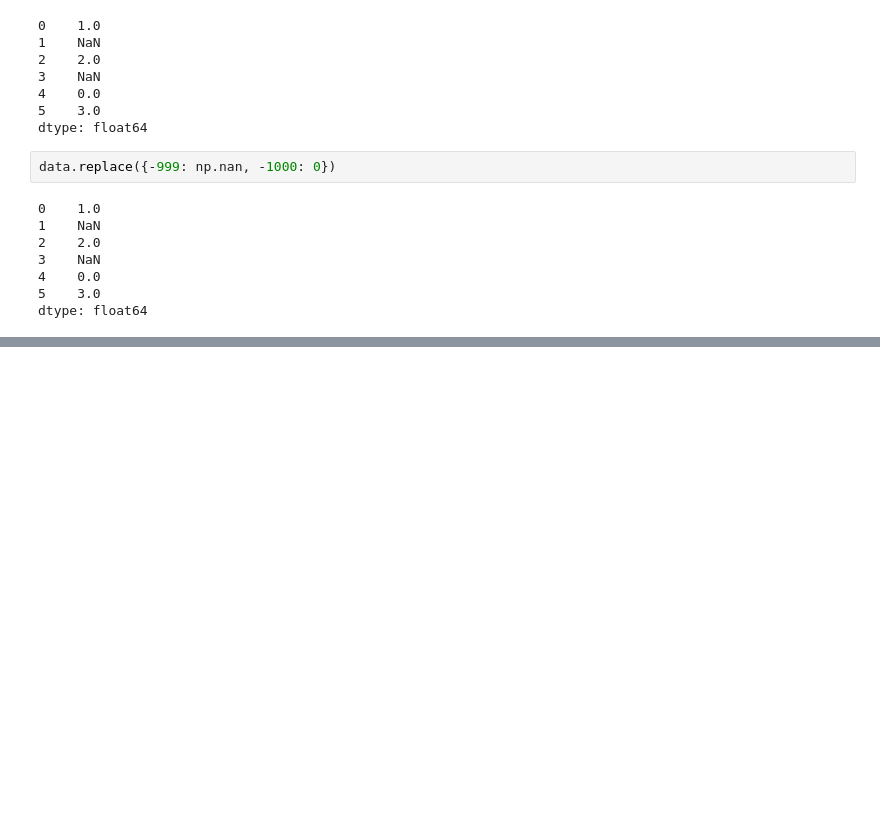
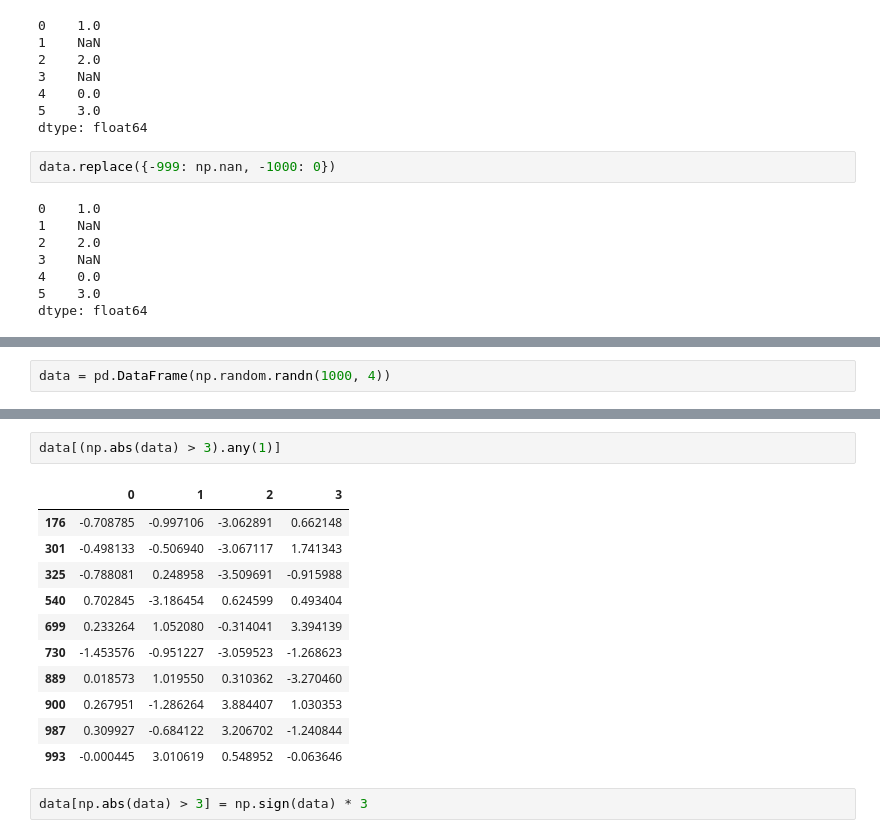
Before and after one commit to ZCW-Data1dot2/data-wrangling-pandas-amanda-wink, a Jupyter notebook: Chapter7WorkAlong.ipynb, the cells around one changed output, grey strips where cells are left out. Saved outputs shown, nothing was run; the diff lists cells and outputs as text; blank space fills up the shorter version.

```diff
--- a/Chapter7WorkAlong.ipynb
+++ b/Chapter7WorkAlong.ipynb
@@ -395,0 +521,2 @@ dtype: float64
+# %%
+data = pd.DataFrame(np.random.randn(1000, 4))
@@ -395,0 +547,16 @@ dtype: float64
+# %%
+data[(np.abs(data) > 3).any(1)]
+# %% [output]
+|  | 0 | 1 | 2 | 3 |
+| 176 | -0.708785 | -0.997106 | -3.062891 | 0.662148 |
+| 301 | -0.498133 | -0.506940 | -3.067117 | 1.741343 |
+| 325 | -0.788081 | 0.248958 | -3.509691 | -0.915988 |
+| 540 | 0.702845 | -3.186454 | 0.624599 | 0.493404 |
+| 699 | 0.233264 | 1.052080 | -0.314041 | 3.394139 |
+| 730 | -1.453576 | -0.951227 | -3.059523 | -1.268623 |
+| 889 | 0.018573 | 1.019550 | 0.310362 | -3.270460 |
+| 900 | 0.267951 | -1.286264 | 3.884407 | 1.030353 |
+| 987 | 0.309927 | -0.684122 | 3.206702 | -1.240844 |
+| 993 | -0.000445 | 3.010619 | 0.548952 | -0.063646 |
+# %%
+data[np.abs(data) > 3] = np.sign(data) * 3
```
Also changed, not shown: parts of 70 cells of this notebook, 2 other files.
